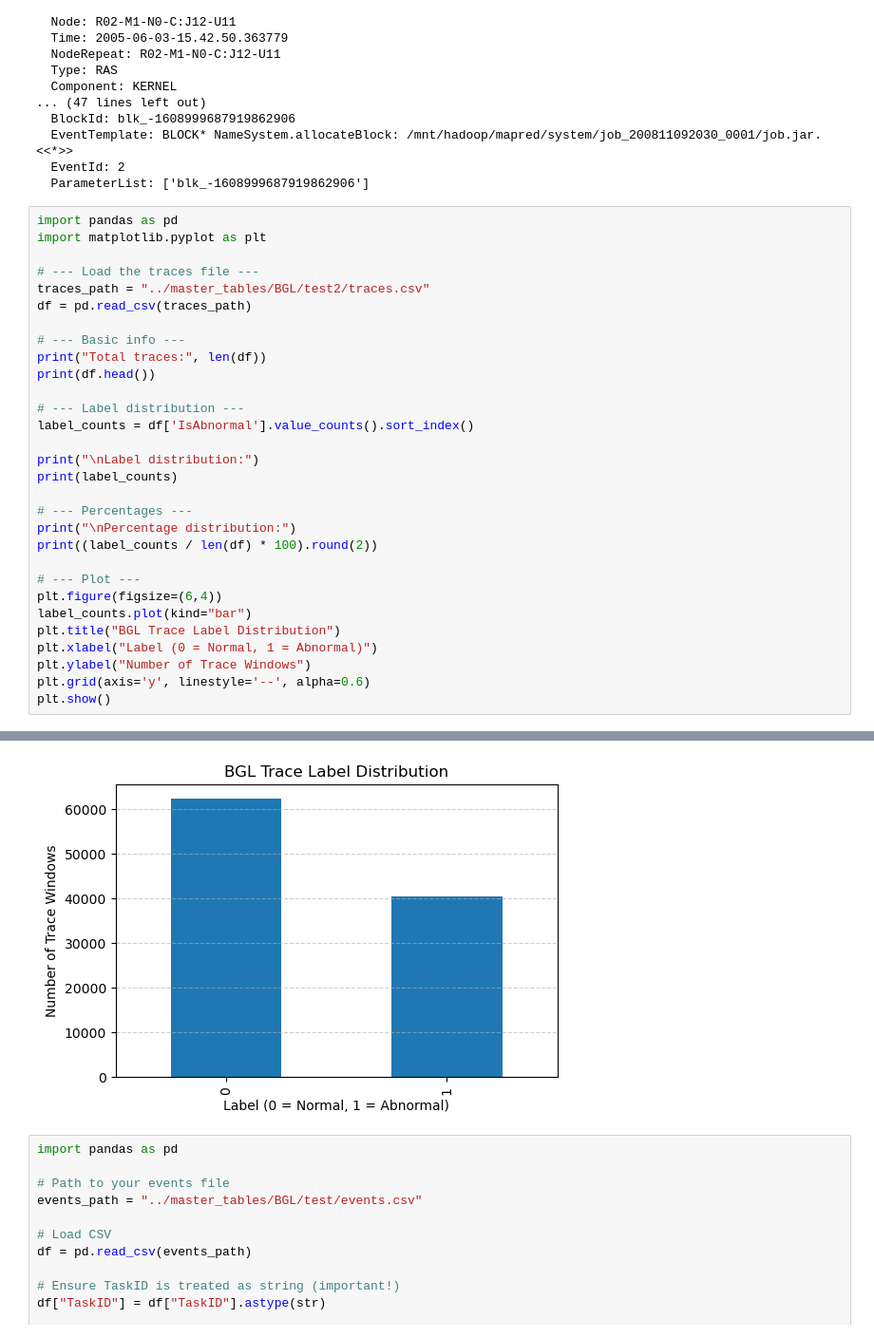
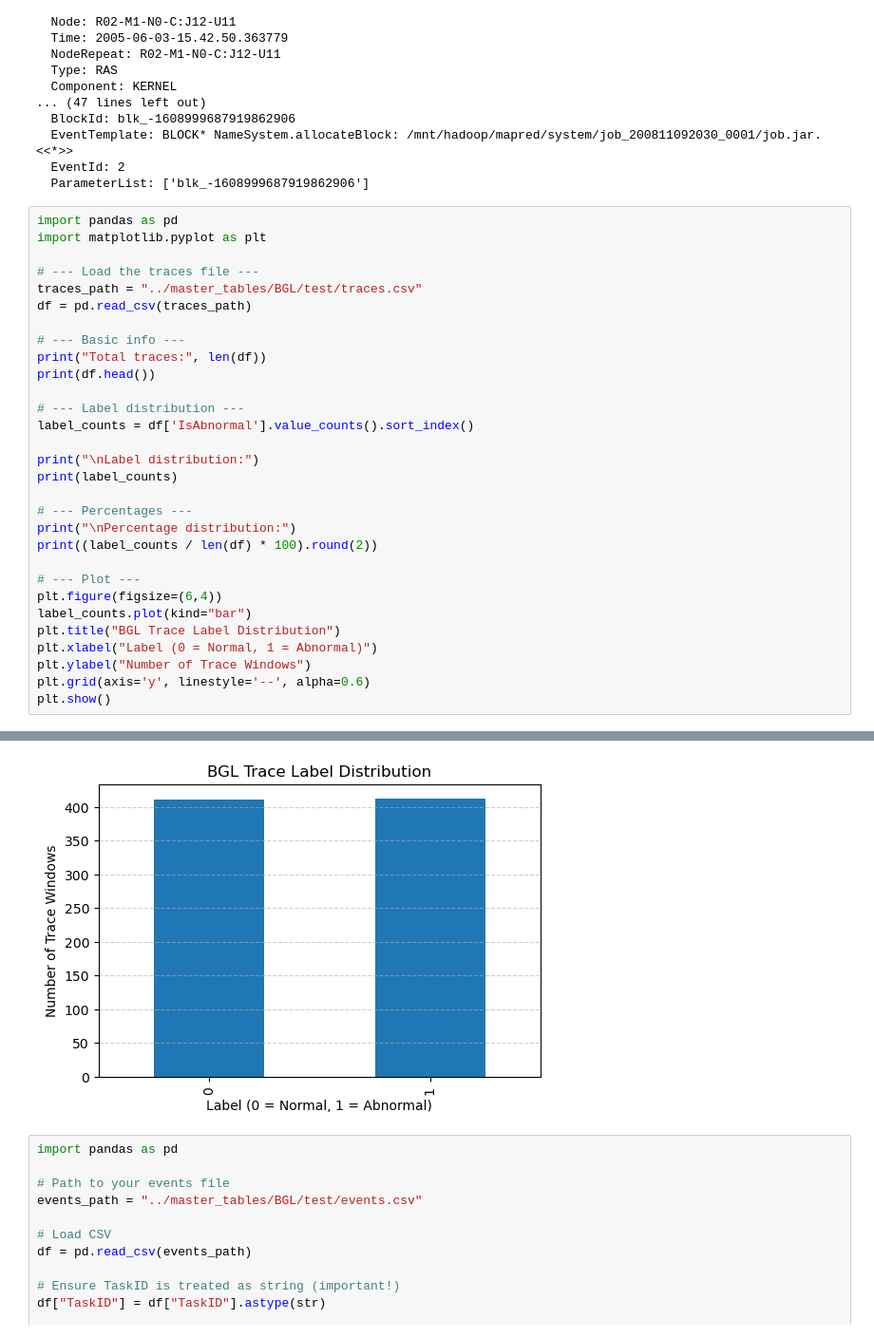
Before and after one commit to mthsngn/Project-LOG6309E, a Jupyter notebook: ipynb/test.ipynb, the cells around one changed output, grey strips where cells are left out. Shown at 95% size. Cells and saved outputs as stored; diff of their text form.

```diff
--- a/ipynb/test.ipynb
+++ b/ipynb/test.ipynb
@@ -80,7 +80,7 @@ import pandas as pd
 import matplotlib.pyplot as plt
 
 # --- Load the traces file ---
-traces_path = "../master_tables/BGL/test2/traces.csv"
+traces_path = "../master_tables/BGL/test/traces.csv"
 df = pd.read_csv(traces_path)
 
 # --- Basic info ---
@@ -127,5 +127,5 @@ IsAbnormal
 Name: count, dtype: float64
-[figure, old version]
+[figure, new version]
 # %%
 import pandas as pd
 
```
Also changed, not shown: parts of 1 cell of this notebook, 10 other files.
